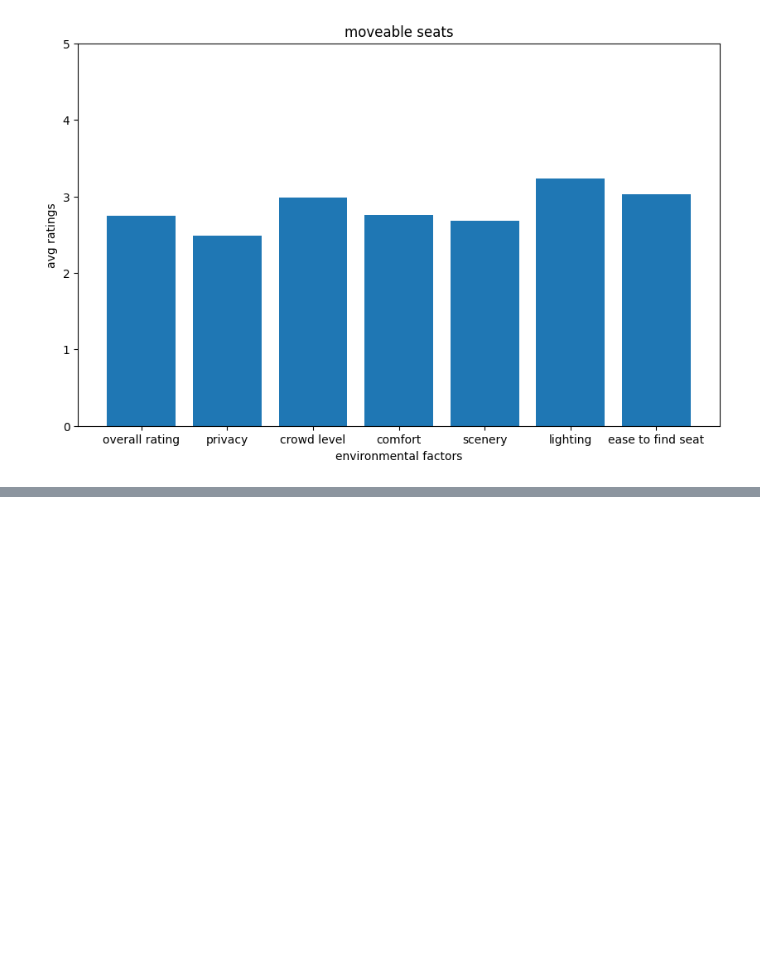
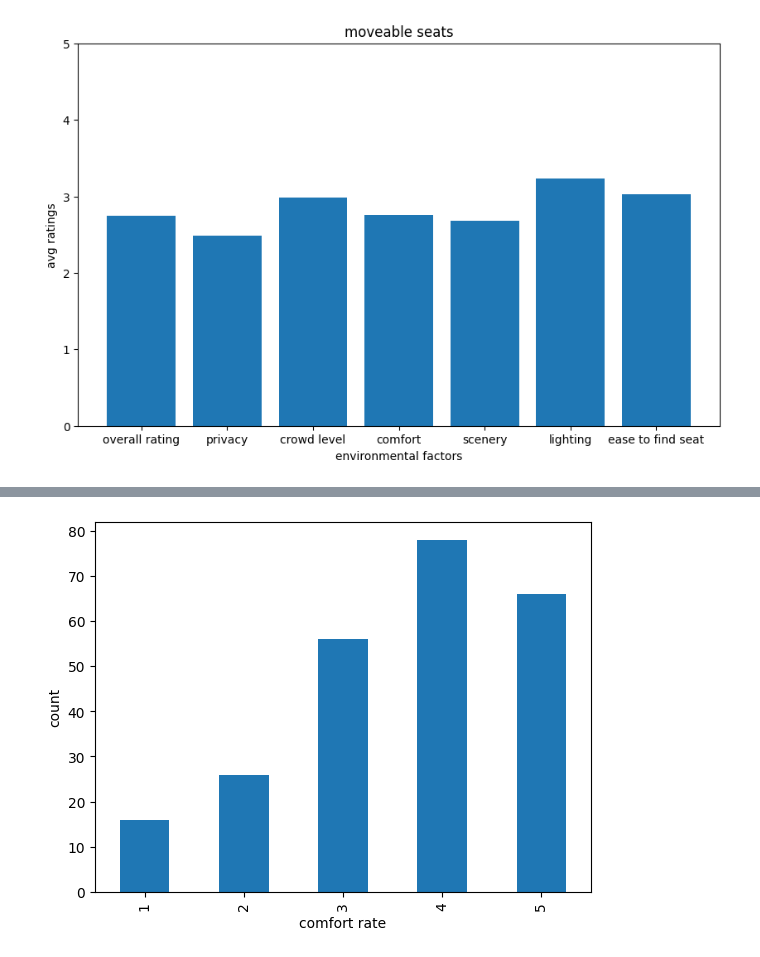
Before and after one commit to chriskbs/DSA3101, a Jupyter notebook: notebooks/survey_trend.ipynb, the cells around one changed output, grey strips where cells are left out. Saved outputs shown, nothing was run; the diff lists cells and outputs as text; code cells hidden in the pictures; blank space fills up the shorter version.

```diff
--- a/notebooks/survey_trend.ipynb
+++ b/notebooks/survey_trend.ipynb
@@ -324,0 +345,9 @@ plt.show()
+# %%
+comfort_counts = df['comfort_rate'].explode().value_counts().sort_index()
+
+privacy_counts.plot(kind='bar')
+plt.xlabel('comfort rate')
+plt.ylabel('count')
+plt.show()
+# %% [output]
+[figure, added]
```
Also changed, not shown: parts of 6 cells of this notebook.
